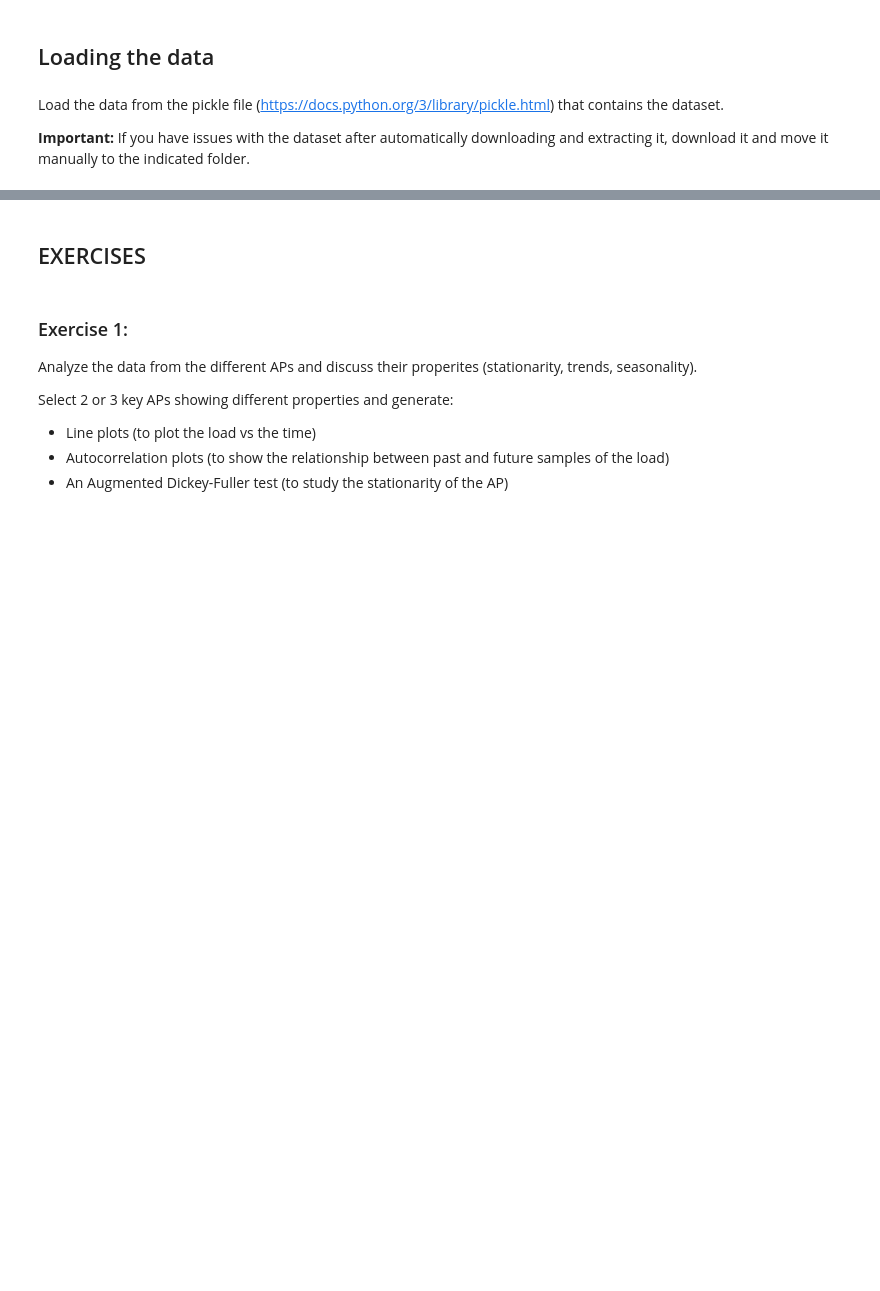
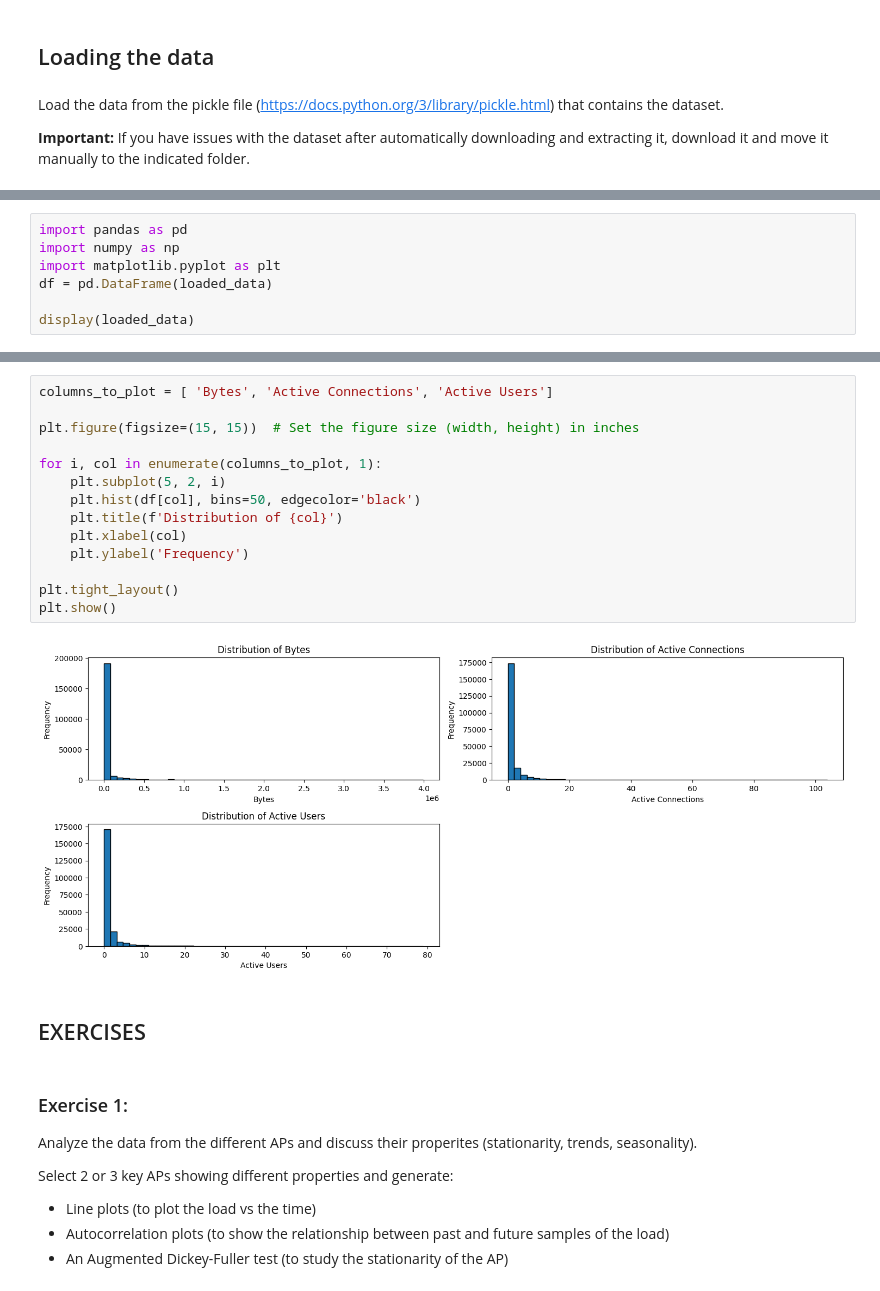
Before and after one commit to jordiestevee/ML4Net-2025, a Jupyter notebook: Lab3/AAX_Lab3.ipynb, the cells around one changed output, grey strips where cells are left out. Drawn from its saved outputs; the diff is of its cells as text; blank space fills up the shorter version.

```diff
--- a/Lab3/AAX_Lab3.ipynb
+++ b/Lab3/AAX_Lab3.ipynb
@@ -69,0 +110,7 @@ An error occurred: No module named 'numpy._core'
+# %%
+import pandas as pd
+import numpy as np
+import matplotlib.pyplot as plt
+df = pd.DataFrame(loaded_data)
+
+display(loaded_data)
@@ -70,3 +163,19 @@ An error occurred: No module named 'numpy._core'
+# %%
+columns_to_plot = [ 'Bytes', 'Active Connections', 'Active Users']
+
+plt.figure(figsize=(15, 15))  # Set the figure size (width, height) in inches
+
+for i, col in enumerate(columns_to_plot, 1):
+    plt.subplot(5, 2, i)
+    plt.hist(df[col], bins=50, edgecolor='black')
+    plt.title(f'Distribution of {col}')
+    plt.xlabel(col)
+    plt.ylabel('Frequency')
+
+plt.tight_layout()
+plt.show()
+# %% [output]
+[figure, added]
 # %% [markdown]
 ## EXERCISES
 # %% [markdown]
```
Also changed, not shown: parts of 10 cells of this notebook.
